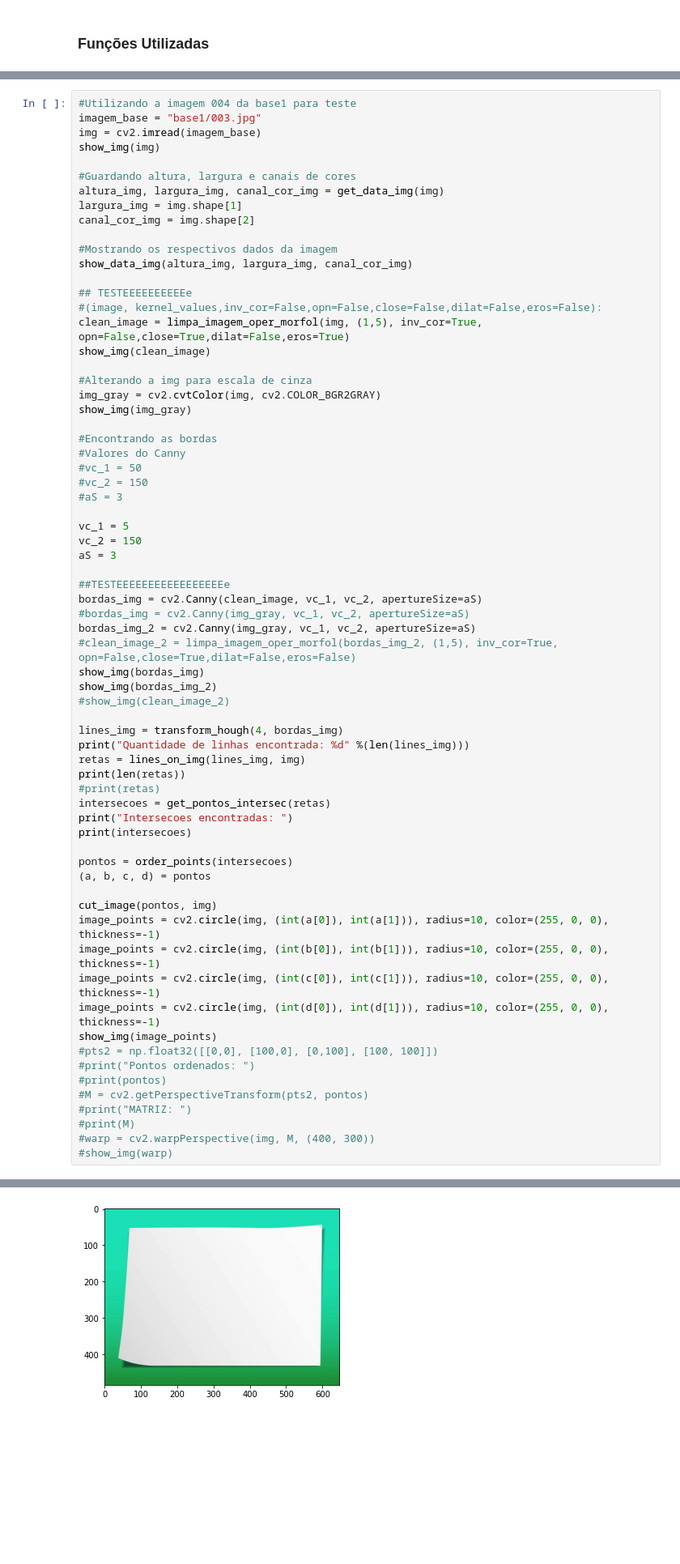
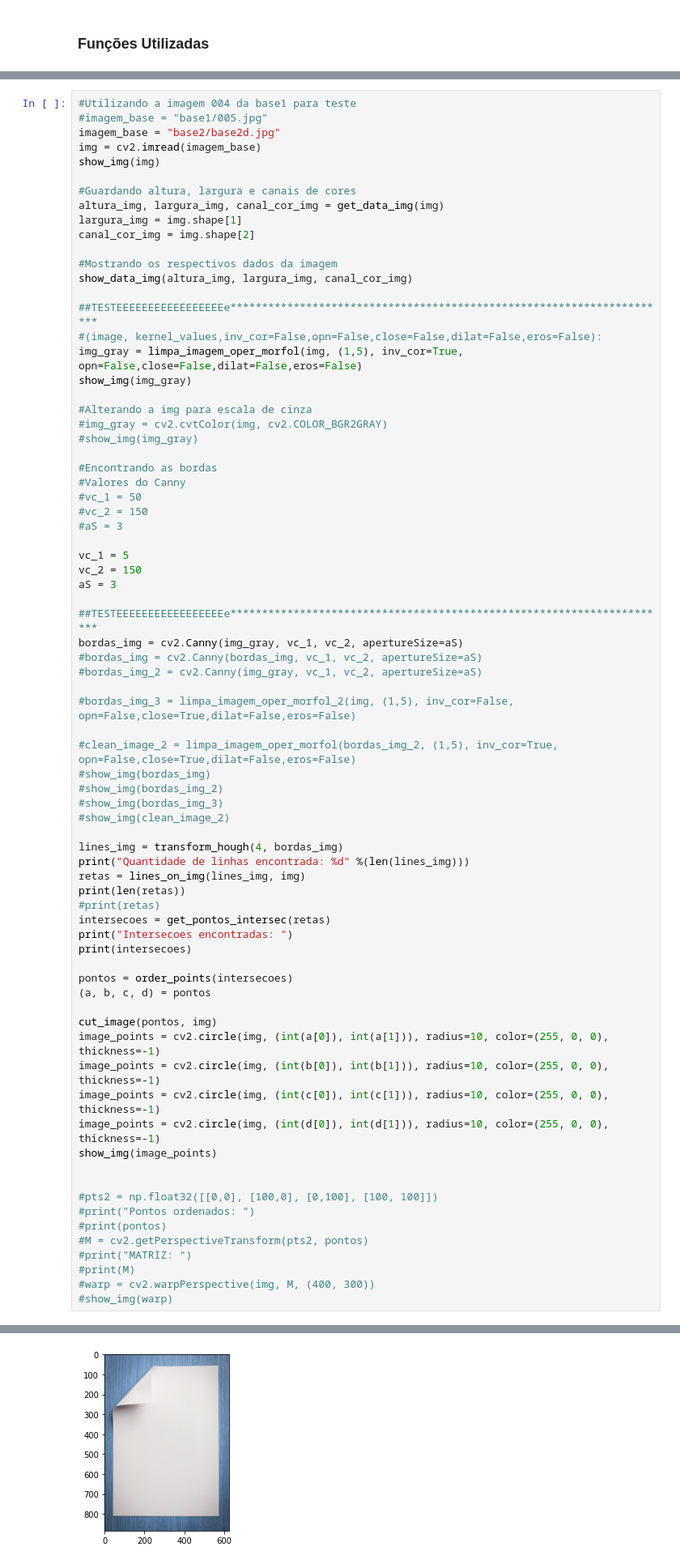
Before and after one commit to GodKelvin/PDI_Correcao_Folha, a Jupyter notebook: correcao_folha.ipynb, the cells around one changed output, grey strips where cells are left out. Shown at 81% size. Cells and saved outputs as stored; diff of their text form; blank space fills up the shorter version.

```diff
--- a/correcao_folha.ipynb
+++ b/correcao_folha.ipynb
@@ -187,6 +222,7 @@ def limpa_imagem_oper_morfol(image, kernel_values,inv_cor=False,opn=False,close=
 # %%
 #Utilizando a imagem 004 da base1 para teste
-imagem_base = "base1/003.jpg"
+#imagem_base = "base1/005.jpg"
+imagem_base = "base2/base2d.jpg"
 img = cv2.imread(imagem_base)
 show_img(img)
 
@@ -198,14 +234,14 @@ canal_cor_img = img.shape[2]
 #Mostrando os respectivos dados da imagem
 show_data_img(altura_img, largura_img, canal_cor_img)
 
-## TESTEEEEEEEEEEe
+##TESTEEEEEEEEEEEEEEEEEe**********************************************************************
 #(image, kernel_values,inv_cor=False,opn=False,close=False,dilat=False,eros=False):
-clean_image = limpa_imagem_oper_morfol(img, (1,5), inv_cor=True, opn=False,close=True,dilat=False,eros=True)
-show_img(clean_image)
+img_gray = limpa_imagem_oper_morfol(img, (1,5), inv_cor=True, opn=False,close=False,dilat=False,eros=False)
+show_img(img_gray)
 
 #Alterando a img para escala de cinza
-img_gray = cv2.cvtColor(img, cv2.COLOR_BGR2GRAY)
-show_img(img_gray)
+#img_gray = cv2.cvtColor(img, cv2.COLOR_BGR2GRAY)
+#show_img(img_gray)
 
 #Encontrando as bordas
 #Valores do Canny
@@ -217,13 +253,17 @@ vc_1 = 5
 vc_2 = 150
 aS = 3
 
-##TESTEEEEEEEEEEEEEEEEEe
-bordas_img = cv2.Canny(clean_image, vc_1, vc_2, apertureSize=aS)
-#bordas_img = cv2.Canny(img_gray, vc_1, vc_2, apertureSize=aS)
-bordas_img_2 = cv2.Canny(img_gray, vc_1, vc_2, apertureSize=aS)
+##TESTEEEEEEEEEEEEEEEEEe**********************************************************************
+bordas_img = cv2.Canny(img_gray, vc_1, vc_2, apertureSize=aS)
+#bordas_img = cv2.Canny(bordas_img, vc_1, vc_2, apertureSize=aS)
+#bordas_img_2 = cv2.Canny(img_gray, vc_1, vc_2, apertureSize=aS)
+
+#bordas_img_3 = limpa_imagem_oper_morfol_2(img, (1,5), inv_cor=False, opn=False,close=True,dilat=False,eros=False)
+
 #clean_image_2 = limpa_imagem_oper_morfol(bordas_img_2, (1,5), inv_cor=True, opn=False,close=True,dilat=False,eros=False)
-show_img(bordas_img)
-show_img(bordas_img_2)
+#show_img(bordas_img)
+#show_img(bordas_img_2)
+#show_img(bordas_img_3)
 #show_img(clean_image_2)
 
 lines_img = transform_hough(4, bordas_img)
@@ -244,6 +284,8 @@ image_points = cv2.circle(img, (int(b[0]), int(b[1])), radius=10, color=(255, 0,
 image_points = cv2.circle(img, (int(c[0]), int(c[1])), radius=10, color=(255, 0, 0), thickness=-1)
 image_points = cv2.circle(img, (int(d[0]), int(d[1])), radius=10, color=(255, 0, 0), thickness=-1)
 show_img(image_points)
+
+
 #pts2 = np.float32([[0,0], [100,0], [0,100], [100, 100]])
 #print("Pontos ordenados: ")
 #print(pontos)
@@ -272 +313 @@ Intersecoes encontradas:
-[figure, old version]
+[figure, new version]
```
Also changed, not shown: parts of 4 cells of this notebook, 1 other file.
